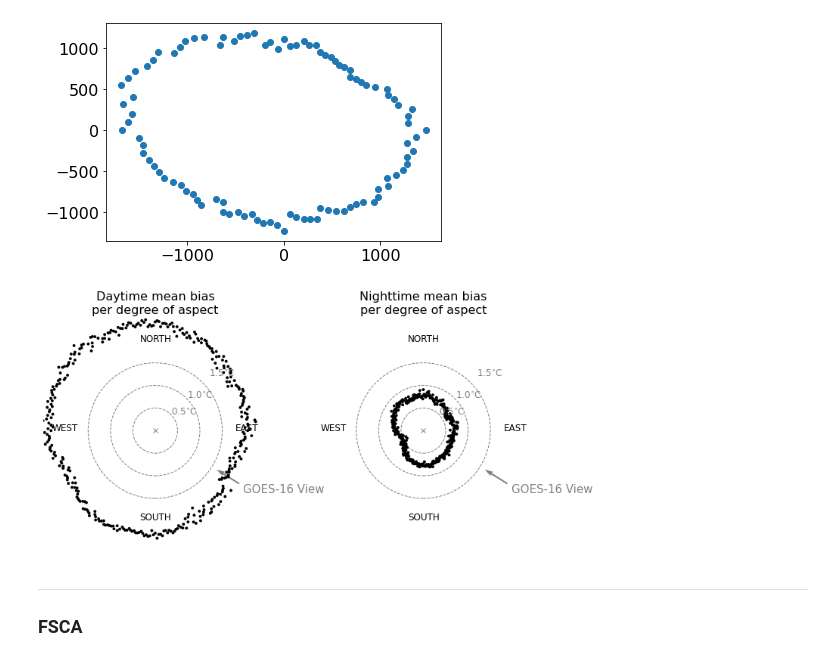
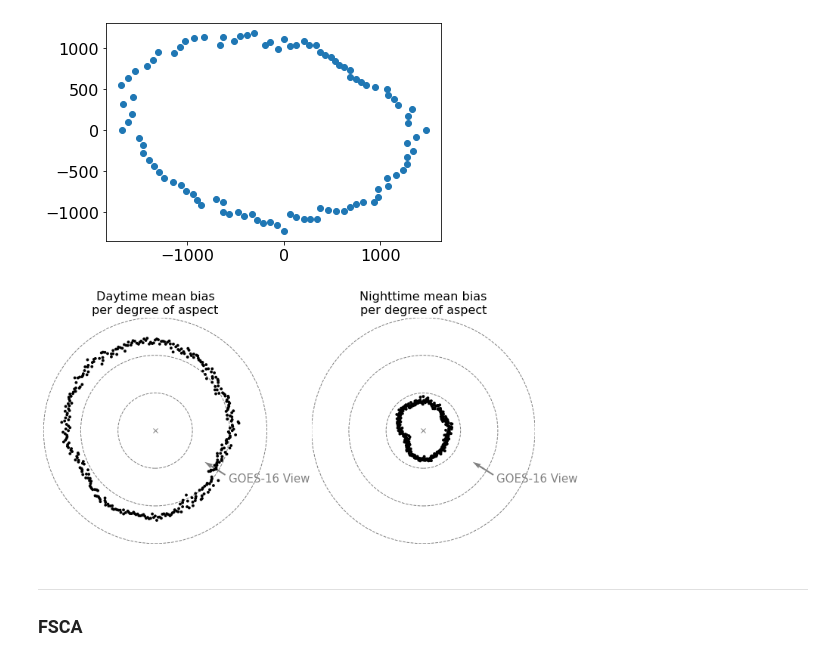
Before and after one commit to spestana/goes-cues, a Jupyter notebook: plot-raster-datasets-slopeaspectfveg.ipynb, the cells around one changed output. Cells and saved outputs as stored; diff of their text form; code cells hidden in the pictures.

```diff
--- a/plot-raster-datasets-slopeaspectfveg.ipynb
+++ b/plot-raster-datasets-slopeaspectfveg.ipynb
@@ -140,7 +140,7 @@ geometry = [
 ---
 ## Open dataset
 # %%
-_ds = xr.open_dataset('/storage/spestana/ASTER-MODIS-GOES-DEM-FVEG-FSCA_v6_orthorectified.nc')
+_ds = xr.open_dataset('/storage/spestana/ASTER-MODIS-GOES-DEM-FVEG-FSCA_v7_orthorectified.nc')
 print(f'Images at {_ds.isel(time=12).time.values} and {_ds.isel(time=25).time.values} contain high clouds, remove them from dataset')
 sel_these = [x for x in range(27) if (x != 25) & (x != 12)]
 ds = _ds.isel(time=sel_these)
@@ -1300,68 +1300,68 @@ fig, [ax, ax2, ax3] = plt.subplots(1, 3, figsize=(18,5.5))
 
 for each_ax in [ax, ax2]:
     each_ax.plot(0,0,'x',color='grey')
-    circle0p5 = plt.Circle((0, 0), radius=0.5, color='grey', fill=False, linestyle='--')
-    circle1 = plt.Circle((0, 0), radius=1, color='grey', fill=False, linestyle='--')
-    circle1p5 = plt.Circle((0, 0), radius=1.5, color='grey', fill=False, linestyle='--')
+    circle0p5 = plt.Circle((0, 0), radius=1, color='grey', fill=False, linestyle='--')
+    circle1 = plt.Circle((0, 0), radius=2, color='grey', fill=False, linestyle='--')
+    circle1p5 = plt.Circle((0, 0), radius=3, color='grey', fill=False, linestyle='--')
     each_ax.add_artist(circle0p5)
     each_ax.add_artist(circle1)
     each_ax.add_artist(circle1p5)
 
 
-    # SOUTH should be 180
-    x_south,y_south = pol2cart(2,190,rotate)
-    each_ax.text(x_south,y_south,'SOUTH',fontsize=12)
-
-    # EAST should be 90
-    x_east,y_east = pol2cart(1.8,90,rotate)
-    each_ax.text(x_east,y_east,'EAST',fontsize=12)
-
-    # NORTH should be 0
-    x_north,y_north = pol2cart(2,350,rotate)
-    each_ax.text(x_north,y_north,'NORTH',fontsize=12)
-
-    # WEST should be 270
-    x_west,y_west = pol2cart(2.3,270,rotate)
-    each_ax.text(x_west,y_west ,'WEST',fontsize=12)
-
-    each_ax.text(.35,.35,'0.5$^{\circ}$C',color='grey',fontsize=12)
-    each_ax.text(.72,.72,'1.0$^{\circ}$C',color='grey',fontsize=12)
-    each_ax.text(1.2,1.2,'1.5$^{\circ}$C',color='grey',fontsize=12)
+    ## SOUTH should be 180
+    #x_south,y_south = pol2cart(2,190,rotate)
+    #each_ax.text(x_south,y_south,'SOUTH',fontsize=12)
+    #
+    ## EAST should be 90
+    #x_east,y_east = pol2cart(1.8,90,rotate)
+    #each_ax.text(x_east,y_east,'EAST',fontsize=12)
+    #
+    ## NORTH should be 0
+    #x_north,y_north = pol2cart(2,350,rotate)
+    #each_ax.text(x_north,y_north,'NORTH',fontsize=12)
+    #
+    ## WEST should be 270
+    #x_west,y_west = pol2cart(2.3,270,rotate)
+    #each_ax.text(x_west,y_west ,'WEST',fontsize=12)
+#
+    #each_ax.text(.35,.35,'0.5$^{\circ}$C',color='grey',fontsize=12)
+    #each_ax.text(.72,.72,'1.0$^{\circ}$C',color='grey',fontsize=12)
+    #each_ax.text(1.2,1.2,'1.5$^{\circ}$C',color='grey',fontsize=12)
 
 
 
 # DAY
 #ax.scatter(x,y,s=5,alpha=0.3,facecolors='tab:gray', edgecolors='none',label='Temperature per 1$^{\circ}$ azimuth bin');
 ax.scatter(x_day_1deg,y_day_1deg,s=15,alpha=1,facecolors='k', edgecolors='none',zorder=3,label='Mean Temperature per 1$^{\circ}$ azimuth bin');
 #ax.plot(x_1deg,y_1deg,markersize=10,alpha=1, linestyle='-',c='r', zorder=3,label='Mean Temperature per 1$^{\circ}$ azimuth bin');
 ax.set_title('Daytime mean bias\nper degree of aspect')
 
 # NIGHT
 ax2.scatter(x_night_1deg,y_night_1deg,s=15,alpha=1,facecolors='k', edgecolors='none',zorder=3,label='Mean Temperature per 1$^{\circ}$ azimuth bin');
 ax2.set_title('Nighttime')
 ax2.set_title('Nighttime mean bias\nper degree of aspect')
 
 # HISTOGRAM (sort of) of AZIMUTHS
 #ax3.scatter(x_counts,y_counts,s=15,alpha=1,facecolors='k', edgecolors='none',zorder=3,label='Mean Temperature per 1$^{\circ}$ azimuth bin');
 ax3.axis('off')
 
 for each_ax in [ax, ax2]:
-    each_ax.set_xlim((-2.5,2.5))
-    each_ax.set_ylim((-2.5,2.5))
+    each_ax.set_xlim((-3,3))
+    each_ax.set_ylim((-3,3))
     each_ax.axis('off')
     # Direction of GOES-16's view is about 122 degrees (when north is 0), but here with south as 0, that is 180+122 = 302
     pointer_loc = 1.9
     length = .3
     sun_x, sun_y = pol2cart(pointer_loc+length,122,rotate)
     sun_x2, sun_y2 = pol2cart(pointer_loc,122,rotate)
     each_ax.quiver(sun_x2,sun_y2,-sun_x2,-sun_y2,color='grey',label='GOES-16 ABI')
     each_ax.plot([sun_x,sun_x2],[sun_y,sun_y2],'-',linewidth='2',color='grey')
     each_ax.text(sun_x+.1, sun_y-.2,'GOES-16 View',fontsize=15,color='grey')
 
 #plt.legend(loc='lower right')
 plt.savefig('images/mean_bias_per_degree_aspect_day_night_ASTER-ABI.png',dpi=200)
 # %% [output]
-[figure, old version]
+[figure, new version]
 # %% [markdown]
 ---
 
```
Also changed, not shown: parts of 8 cells of this notebook, 1 other file.
